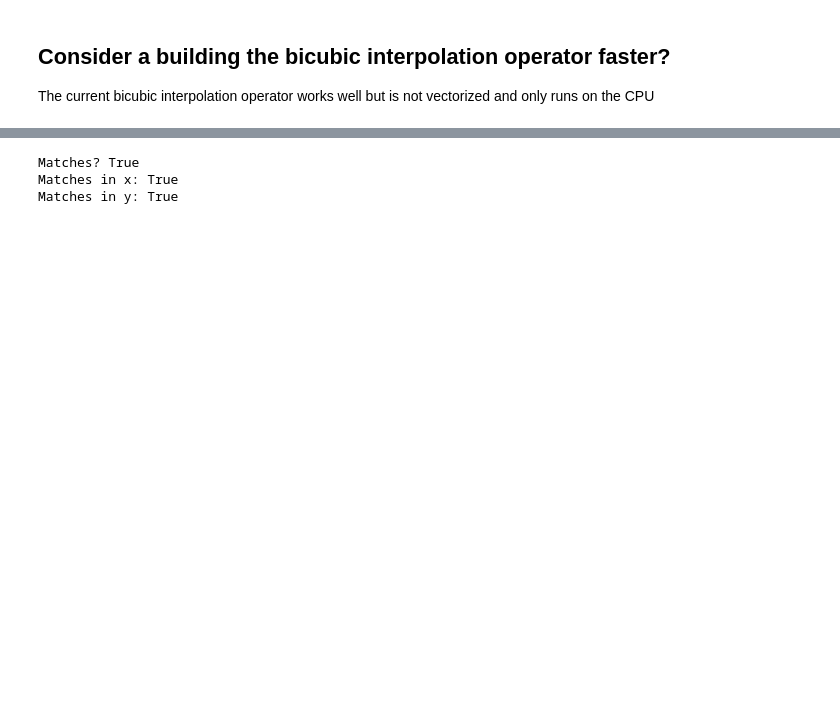
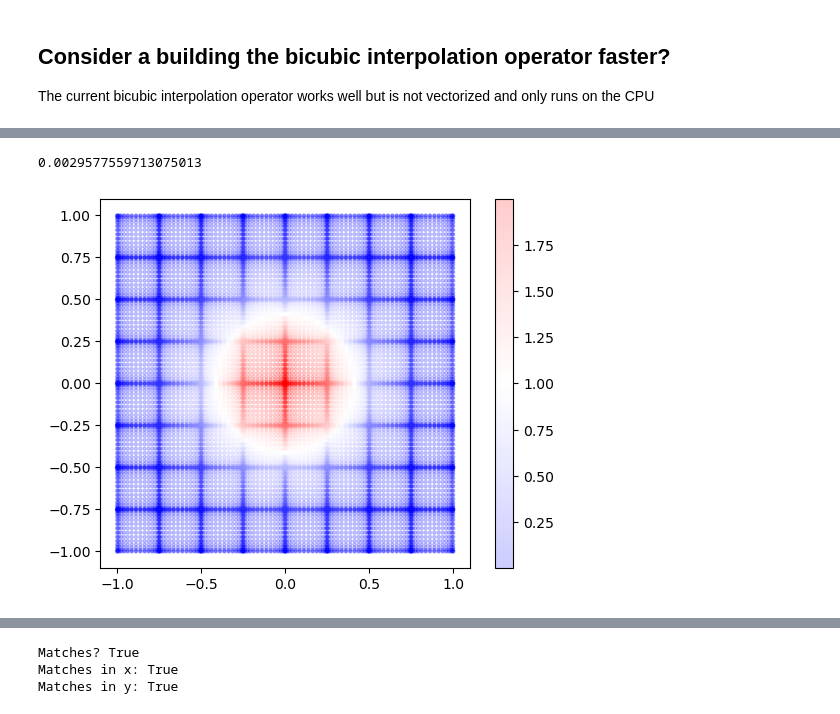
Before and after one commit to oortsang/jaxhps-scattering, a Jupyter notebook: 2025-06-27_faster_bicubic_interpolation_setup.ipynb, the cells around one changed output, grey strips where cells are left out. Saved outputs shown, nothing was run; the diff lists cells and outputs as text; code cells hidden in the pictures; blank space fills up the shorter version.

```diff
--- a/2025-06-27_faster_bicubic_interpolation_setup.ipynb
+++ b/2025-06-27_faster_bicubic_interpolation_setup.ipynb
@@ -285,6 +304,6 @@ tree_unif_to_cheb_x_faster, tree_unif_to_cheb_y_faster = prep_conv_interp_2d_fas
     tree_unif_y,
     tree_cheb_xy,
     # use a zero-valued boundary condition to mimic empty neighboring leaves
-    bc_modes=("extend", "periodic"),
+    bc_modes=("zero", "zero"),
 )
 # %% [output]
@@ -298,0 +327,14 @@ Wall time: 214 ms
+# %%
+notebook_q_cheb_from_unif = apply_interp_2d(
+    tree_unif_to_cheb_x_faster, tree_unif_to_cheb_y_faster, ref_q_unif
+).reshape(2**tree_L*tree_p, 2**tree_L * tree_p)
+# %%
+np.linalg.norm(notebook_q_cheb_from_unif-ref_q_cheb) / np.linalg.norm(ref_q_cheb)
+# %% [output]
+0.0029577559713075013
+# %%
+plt.scatter(*tree_cheb_xy.T, c=notebook_q_cheb_from_unif, s=5, alpha=0.2, cmap="bwr")
+plt.colorbar()
+plt.gca().set_aspect(1)
+# %% [output]
+[figure, added]
```
Also changed, not shown: parts of 17 cells of this notebook.
